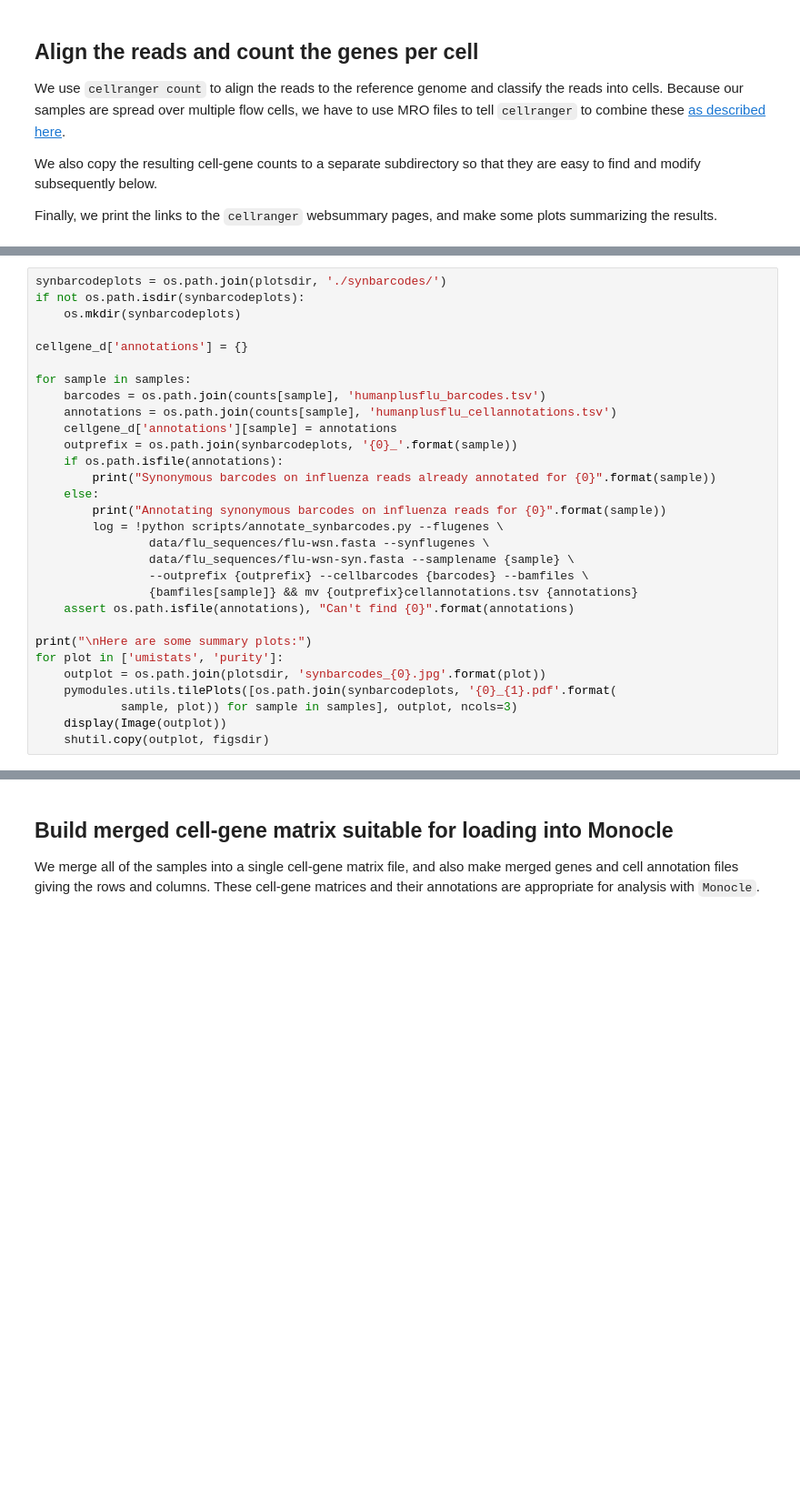
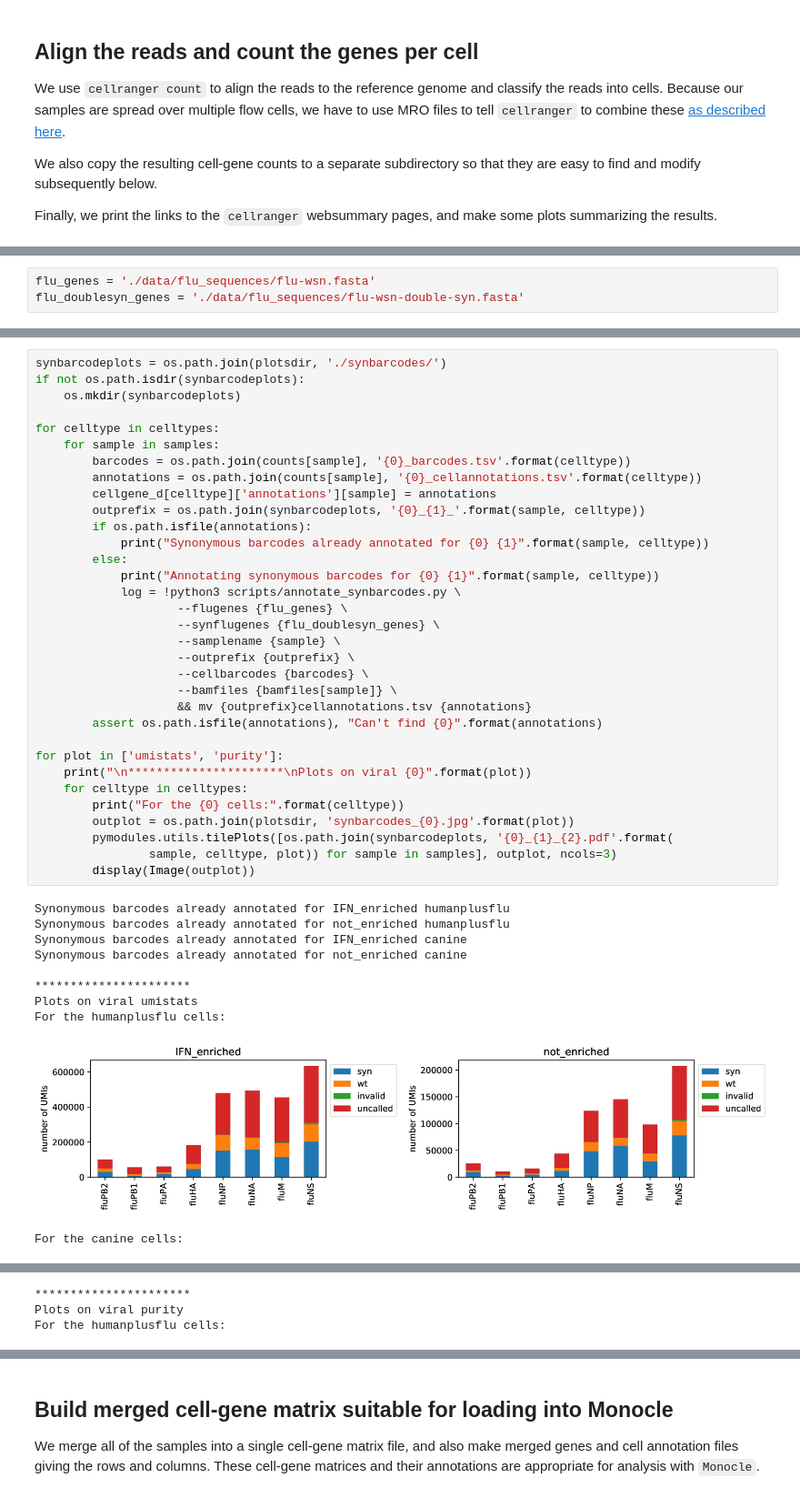
Before and after one commit to jbloomlab/IFNsorted_flu_single_cell, a Jupyter notebook: align_and_annotate.ipynb, the cells around one changed output, grey strips where cells are left out. Shown at 91% size. Saved outputs shown, nothing was run; the diff lists cells and outputs as text; blank space fills up the shorter version.

```diff
--- a/align_and_annotate.ipynb
+++ b/align_and_annotate.ipynb
@@ -268,0 +296,3 @@ However, the `cellranger` analysis does not annotate those barcodes, so we do th
+# %%
+flu_genes = './data/flu_sequences/flu-wsn.fasta'
+flu_doublesyn_genes = './data/flu_sequences/flu-wsn-double-syn.fasta'
@@ -269,30 +305,44 @@ However, the `cellranger` analysis does not annotate those barcodes, so we do th
 # %%
 synbarcodeplots = os.path.join(plotsdir, './synbarcodes/')
 if not os.path.isdir(synbarcodeplots):
     os.mkdir(synbarcodeplots)
 
-cellgene_d['annotations'] = {}
+for celltype in celltypes:
+    for sample in samples:
+        barcodes = os.path.join(counts[sample], '{0}_barcodes.tsv'.format(celltype))
+        annotations = os.path.join(counts[sample], '{0}_cellannotations.tsv'.format(celltype))
+        cellgene_d[celltype]['annotations'][sample] = annotations
+        outprefix = os.path.join(synbarcodeplots, '{0}_{1}_'.format(sample, celltype))
+        if os.path.isfile(annotations):
+            print("Synonymous barcodes already annotated for {0} {1}".format(sample, celltype))
+        else:
+            print("Annotating synonymous barcodes for {0} {1}".format(sample, celltype))
+            log = !python3 scripts/annotate_synbarcodes.py \
+                    --flugenes {flu_genes} \
+                    --synflugenes {flu_doublesyn_genes} \
+                    --samplename {sample} \
+                    --outprefix {outprefix} \
+                    --cellbarcodes {barcodes} \
+                    --bamfiles {bamfiles[sample]} \
+                    && mv {outprefix}cellannotations.tsv {annotations}
+        assert os.path.isfile(annotations), "Can't find {0}".format(annotations)
 
-for sample in samples:
-    barcodes = os.path.join(counts[sample], 'humanplusflu_barcodes.tsv')
-    annotations = os.path.join(counts[sample], 'humanplusflu_cellannotations.tsv')
-    cellgene_d['annotations'][sample] = annotations
-    outprefix = os.path.join(synbarcodeplots, '{0}_'.format(sample))
-    if os.path.isfile(annotations):
-        print("Synonymous barcodes on influenza reads already annotated for {0}".format(sample))
-    else:
-        print("Annotating synonymous barcodes on influenza reads for {0}".format(sample))
-        log = !python scripts/annotate_synbarcodes.py --flugenes \
-                data/flu_sequences/flu-wsn.fasta --synflugenes \
-                data/flu_sequences/flu-wsn-syn.fasta --samplename {sample} \
-                --outprefix {outprefix} --cellbarcodes {barcodes} --bamfiles \
-                {bamfiles[sample]} && mv {outprefix}cellannotations.tsv {annotations}
-    assert os.path.isfile(annotations), "Can't find {0}".format(annotations)
-
-print("\nHere are some summary plots:")
 for plot in ['umistats', 'purity']:
-    outplot = os.path.join(plotsdir, 'synbarcodes_{0}.jpg'.format(plot))
-    pymodules.utils.tilePlots([os.path.join(synbarcodeplots, '{0}_{1}.pdf'.format(
-            sample, plot)) for sample in samples], outplot, ncols=3)
-    display(Image(outplot))
-    shutil.copy(outplot, figsdir)
+    print("\n**********************\nPlots on viral {0}".format(plot))
+    for celltype in celltypes:
+        print("For the {0} cells:".format(celltype))
+        outplot = os.path.join(plotsdir, 'synbarcodes_{0}.jpg'.format(plot))
+        pymodules.utils.tilePlots([os.path.join(synbarcodeplots, '{0}_{1}_{2}.pdf'.format(
+                sample, celltype, plot)) for sample in samples], outplot, ncols=3)
+        display(Image(outplot))
+# %% [output]
+Synonymous barcodes already annotated for IFN_enriched humanplusflu
+Synonymous barcodes already annotated for not_enriched humanplusflu
+Synonymous barcodes already annotated for IFN_enriched canine
+Synonymous barcodes already annotated for not_enriched canine
+
+**********************
+Plots on viral umistats
+For the humanplusflu cells:
+[figure, added]
+For the canine cells:
@@ -298,0 +350,3 @@ for plot in ['umistats', 'purity']:
+**********************
+Plots on viral purity
+For the humanplusflu cells:
```
Also changed, not shown: parts of 18 cells of this notebook, 1 other file.
